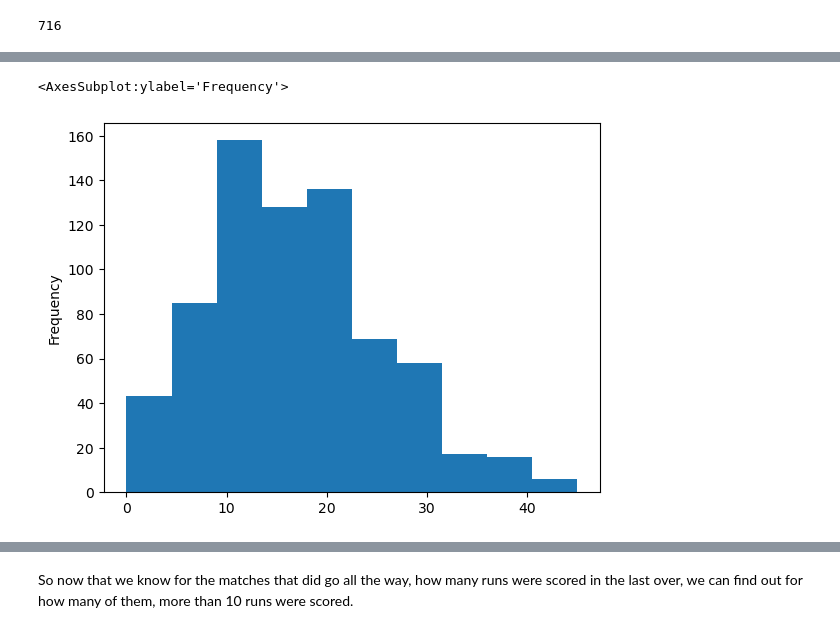
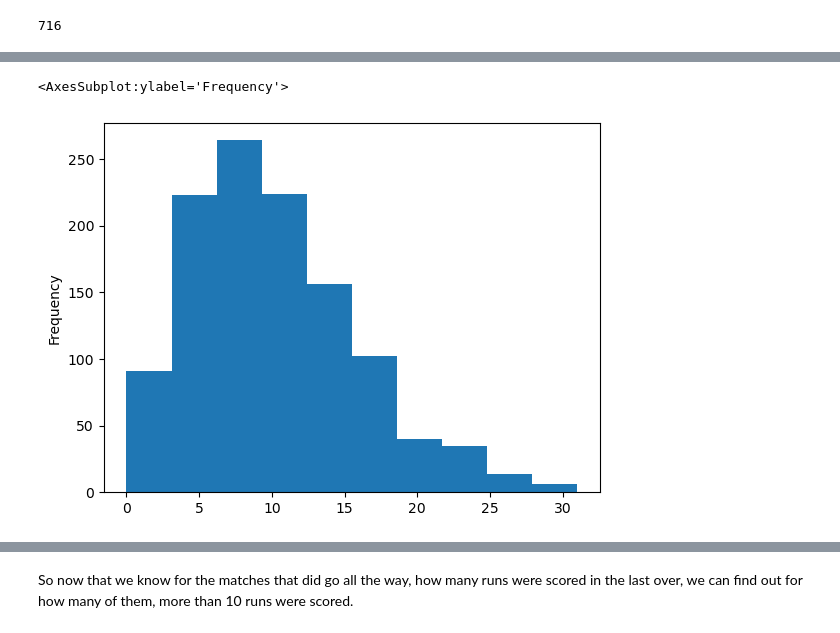
Before and after one commit to Infinity1008/Rough, a Jupyter notebook: Binomial_Distribution_ABADS.ipynb, the cells around one changed output, grey strips where cells are left out. Drawn from its saved outputs; the diff is of its cells as text; code cells hidden in the pictures.

```diff
--- a/Binomial_Distribution_ABADS.ipynb
+++ b/Binomial_Distribution_ABADS.ipynb
@@ -461,8 +615,10 @@ df_last_over['match_id'].nunique()
+# %%
+df_last_over.groupby(['match_id','inning'])['total_runs'].sum().plot(kind='hist')
+# %% [output]
+<AxesSubplot:ylabel='Frequency'>
+[figure, added]
 # %%
 # Now to figure out what was the total score for each match in the last over
-df_last_over.groupby('match_id')['total_runs'].sum().plot(kind='hist')
+# df_last_over.groupby('match_id')['total_runs'].sum().plot(kind='hist')
-# %% [output]
-<AxesSubplot:ylabel='Frequency'>
-[figure, removed]
 # %%
 # Converting to dataframe
```
Also changed, not shown: parts of 26 cells of this notebook, 2 other files.
